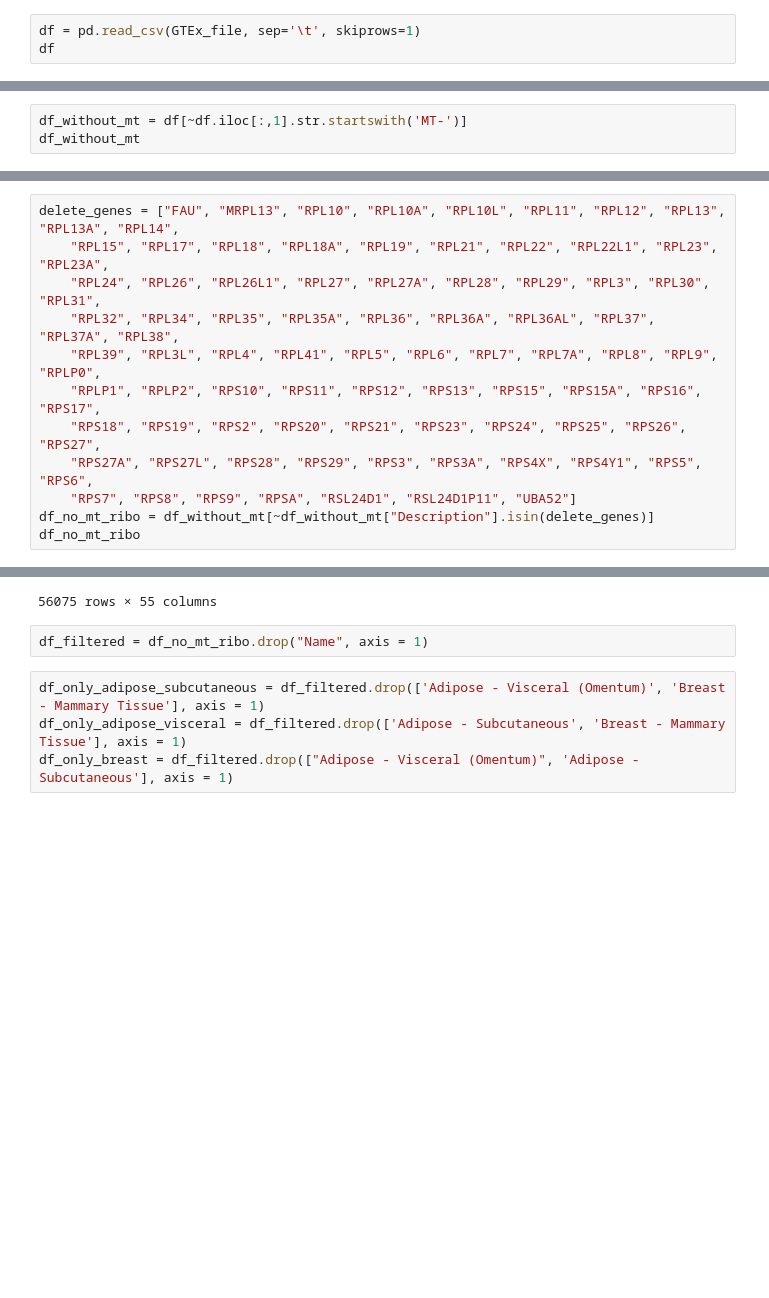
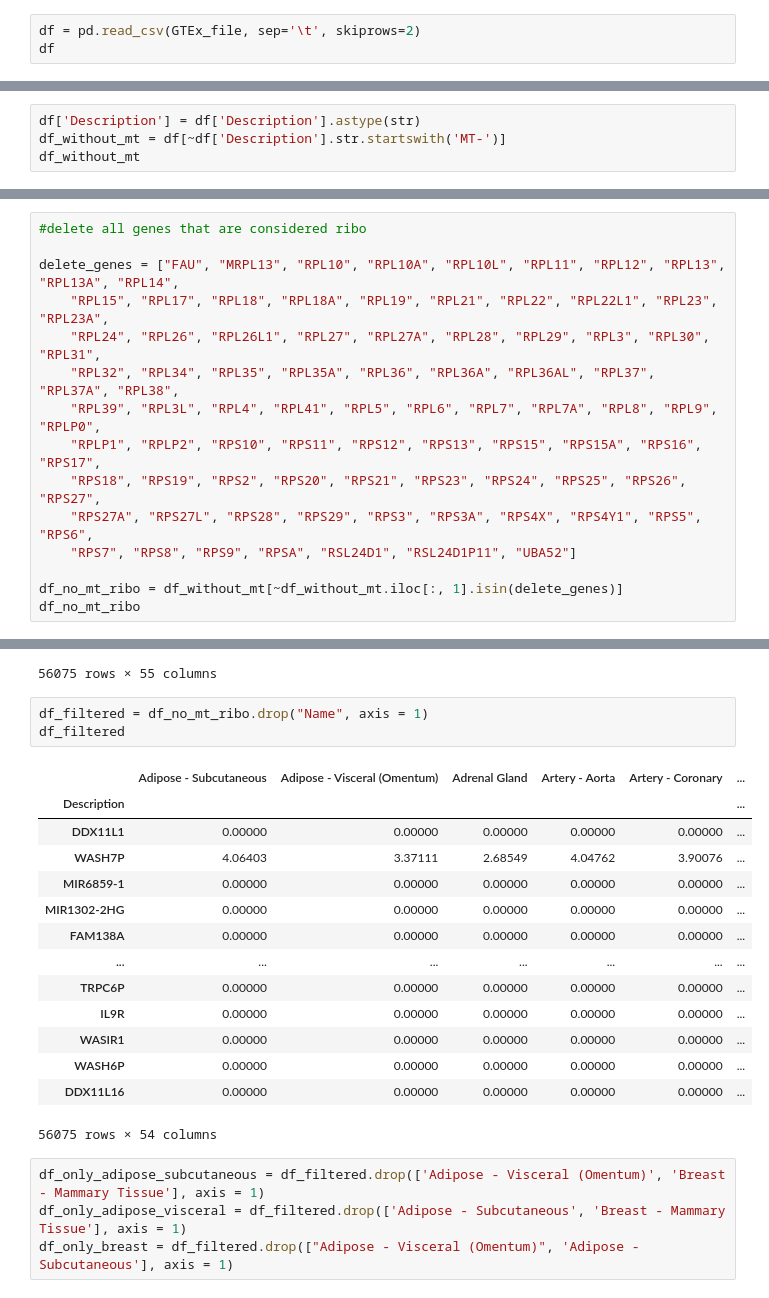
Before and after one commit to Avitalrosner/Fat_tissue_analysis, a Jupyter notebook: GTEx.ipynb, the cells around one changed output, grey strips where cells are left out. Saved outputs shown, nothing was run; the diff lists cells and outputs as text; blank space fills up the shorter version.

```diff
--- a/GTEx.ipynb
+++ b/GTEx.ipynb
@@ -10,6 +12,6 @@ import plotly.graph_objects as go
 # %%
 GTEx_file = "GTEx_Analysis_2017-06-05_v8_RNASeQCv1.1.9_gene_median_tpm.gct"
 # %%
-df = pd.read_csv(GTEx_file, sep='\t', skiprows=1)
+df = pd.read_csv(GTEx_file, sep='\t', skiprows=2)
 df
 # %% [output]
@@ -29,4 +31,5 @@ df
 # %%
-df_without_mt = df[~df.iloc[:,1].str.startswith('MT-')]
+df['Description'] = df['Description'].astype(str)
+df_without_mt = df[~df['Description'].str.startswith('MT-')]
 df_without_mt
 # %% [output]
@@ -33,0 +49,15 @@ TypeError: bad operand type for unary ~: 'float'
+# %%
+#delete all genes that are considered ribo
+
+delete_genes = ["FAU", "MRPL13", "RPL10", "RPL10A", "RPL10L", "RPL11", "RPL12", "RPL13", "RPL13A", "RPL14",
+    "RPL15", "RPL17", "RPL18", "RPL18A", "RPL19", "RPL21", "RPL22", "RPL22L1", "RPL23", "RPL23A",
+    "RPL24", "RPL26", "RPL26L1", "RPL27", "RPL27A", "RPL28", "RPL29", "RPL3", "RPL30", "RPL31",
+    "RPL32", "RPL34", "RPL35", "RPL35A", "RPL36", "RPL36A", "RPL36AL", "RPL37", "RPL37A", "RPL38",
+    "RPL39", "RPL3L", "RPL4", "RPL41", "RPL5", "RPL6", "RPL7", "RPL7A", "RPL8", "RPL9", "RPLP0",
+    "RPLP1", "RPLP2", "RPS10", "RPS11", "RPS12", "RPS13", "RPS15", "RPS15A", "RPS16", "RPS17",
+    "RPS18", "RPS19", "RPS2", "RPS20", "RPS21", "RPS23", "RPS24", "RPS25", "RPS26", "RPS27",
+    "RPS27A", "RPS27L", "RPS28", "RPS29", "RPS3", "RPS3A", "RPS4X", "RPS4Y1", "RPS5", "RPS6",
+    "RPS7", "RPS8", "RPS9", "RPSA", "RSL24D1", "RSL24D1P11", "UBA52"]
+
+df_no_mt_ribo = df_without_mt[~df_without_mt.iloc[:, 1].isin(delete_genes)]
+df_no_mt_ribo
@@ -41,12 +85,0 @@ NameError: name 'df_without_mt' is not defined
-# %%
-delete_genes = ["FAU", "MRPL13", "RPL10", "RPL10A", "RPL10L", "RPL11", "RPL12", "RPL13", "RPL13A", "RPL14",
-    "RPL15", "RPL17", "RPL18", "RPL18A", "RPL19", "RPL21", "RPL22", "RPL22L1", "RPL23", "RPL23A",
-    "RPL24", "RPL26", "RPL26L1", "RPL27", "RPL27A", "RPL28", "RPL29", "RPL3", "RPL30", "RPL31",
-    "RPL32", "RPL34", "RPL35", "RPL35A", "RPL36", "RPL36A", "RPL36AL", "RPL37", "RPL37A", "RPL38",
-    "RPL39", "RPL3L", "RPL4", "RPL41", "RPL5", "RPL6", "RPL7", "RPL7A", "RPL8", "RPL9", "RPLP0",
-    "RPLP1", "RPLP2", "RPS10", "RPS11", "RPS12", "RPS13", "RPS15", "RPS15A", "RPS16", "RPS17",
-    "RPS18", "RPS19", "RPS2", "RPS20", "RPS21", "RPS23", "RPS24", "RPS25", "RPS26", "RPS27",
-    "RPS27A", "RPS27L", "RPS28", "RPS29", "RPS3", "RPS3A", "RPS4X", "RPS4Y1", "RPS5", "RPS6",
-    "RPS7", "RPS8", "RPS9", "RPSA", "RSL24D1", "RSL24D1P11", "UBA52"]
-df_no_mt_ribo = df_without_mt[~df_without_mt["Description"].isin(delete_genes)]
-df_no_mt_ribo
@@ -84,6 +103,22 @@ df_no_mt_ribo
 56075 rows × 55 columns
 # %%
 df_filtered = df_no_mt_ribo.drop("Name", axis = 1)
+df_filtered
+# %% [output]
+|  | Adipose - Subcutaneous | Adipose - Visceral (Omentum) | Adrenal Gland | Artery - Aorta | Artery - Coronary | ... |
+| Description |  |  |  |  |  | ... |
+| DDX11L1 | 0.00000 | 0.00000 | 0.00000 | 0.00000 | 0.00000 | ... |
+| WASH7P | 4.06403 | 3.37111 | 2.68549 | 4.04762 | 3.90076 | ... |
+| MIR6859-1 | 0.00000 | 0.00000 | 0.00000 | 0.00000 | 0.00000 | ... |
+| MIR1302-2HG | 0.00000 | 0.00000 | 0.00000 | 0.00000 | 0.00000 | ... |
+| FAM138A | 0.00000 | 0.00000 | 0.00000 | 0.00000 | 0.00000 | ... |
+| ... | ... | ... | ... | ... | ... | ... |
+| TRPC6P | 0.00000 | 0.00000 | 0.00000 | 0.00000 | 0.00000 | ... |
+| IL9R | 0.00000 | 0.00000 | 0.00000 | 0.00000 | 0.00000 | ... |
+| WASIR1 | 0.00000 | 0.00000 | 0.00000 | 0.00000 | 0.00000 | ... |
+| WASH6P | 0.00000 | 0.00000 | 0.00000 | 0.00000 | 0.00000 | ... |
+| DDX11L16 | 0.00000 | 0.00000 | 0.00000 | 0.00000 | 0.00000 | ... |
+56075 rows × 54 columns
 # %%
 df_only_adipose_subcutaneous = df_filtered.drop(['Adipose - Visceral (Omentum)', 'Breast - Mammary Tissue'], axis = 1)
 df_only_adipose_visceral = df_filtered.drop(['Adipose - Subcutaneous', 'Breast - Mammary Tissue'], axis = 1)
```
Also changed, not shown: parts of 14 cells of this notebook, 4 other files.
